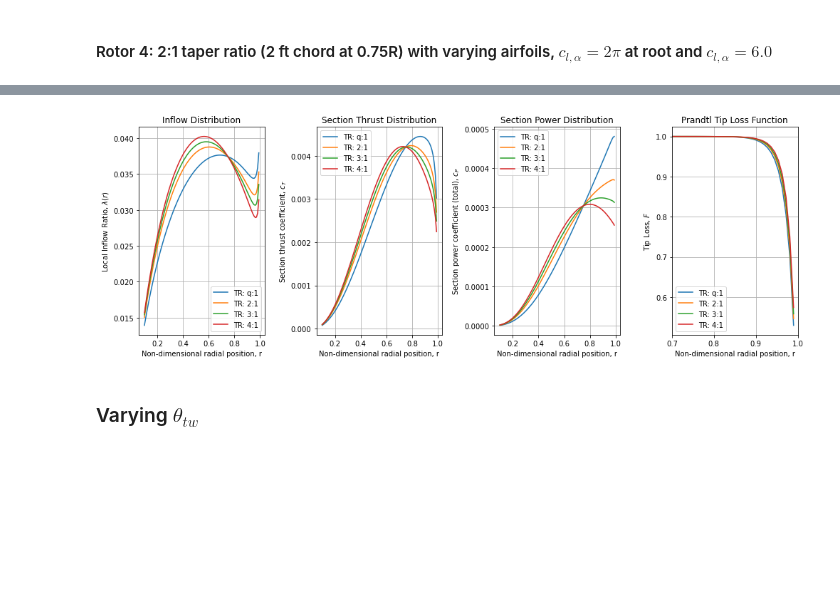
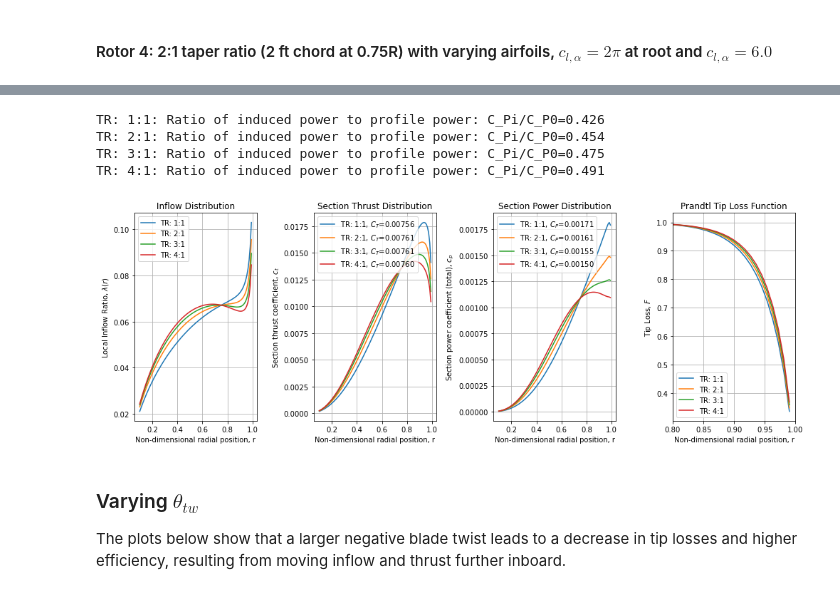
Before and after one commit to nruhl25/HoveringVehicleDesign, a Jupyter notebook: proj1/proj1_report.ipynb, the cells around one changed output, grey strips where cells are left out. Cells and saved outputs as stored; diff of their text form; code cells hidden in the pictures; blank space fills up the shorter version.

```diff
--- a/proj1/proj1_report.ipynb
+++ b/proj1/proj1_report.ipynb
@@ -312,12 +285,18 @@ plotter.vary_propertyX_plot_profiles(rotor, 'theta_75', theta75_list, theta75_la
 # %%
 rotor=Rotor2()
-TR_list = [0, -2, -3, -4]
-TR_labels = ["TR: q:1", "TR: 2:1", "TR: 3:1", "TR: 4:1"]
+TR_list = [1, 2, 3, 4]
+TR_labels = ["TR: 1:1", "TR: 2:1", "TR: 3:1", "TR: 4:1"]
 plotter.vary_propertyX_plot_profiles(rotor, 'TR', TR_list, TR_labels)
 # %% [output]
+TR: 1:1: Ratio of induced power to profile power: C_Pi/C_P0=0.426
+TR: 2:1: Ratio of induced power to profile power: C_Pi/C_P0=0.454
+TR: 3:1: Ratio of induced power to profile power: C_Pi/C_P0=0.475
+TR: 4:1: Ratio of induced power to profile power: C_Pi/C_P0=0.491
-[figure, old version]
+[figure, new version]
-# %% [markdown]
-### Varying $\theta_{tw}$
+# %% [markdown]
+### Varying $\theta_{tw}$
+
+The plots below show that a larger negative blade twist leads to a decrease in tip losses and higher efficiency, resulting from moving inflow and thrust further inboard.
 # %%
 rotor=Rotor2()
 theta_tw_list = np.deg2rad(np.array([-15, -10, -5, 0]))
```
Also changed, not shown: parts of 37 cells of this notebook, 4 other files.
